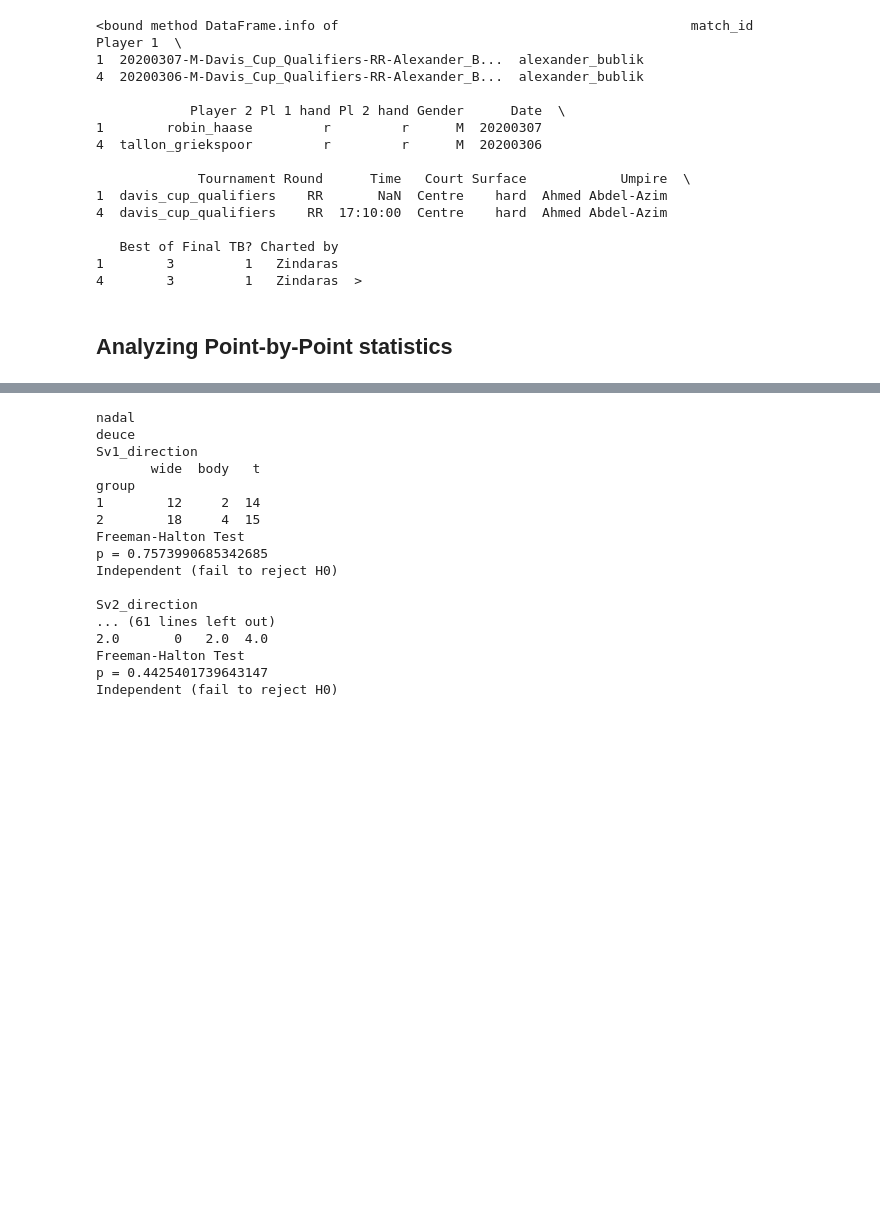
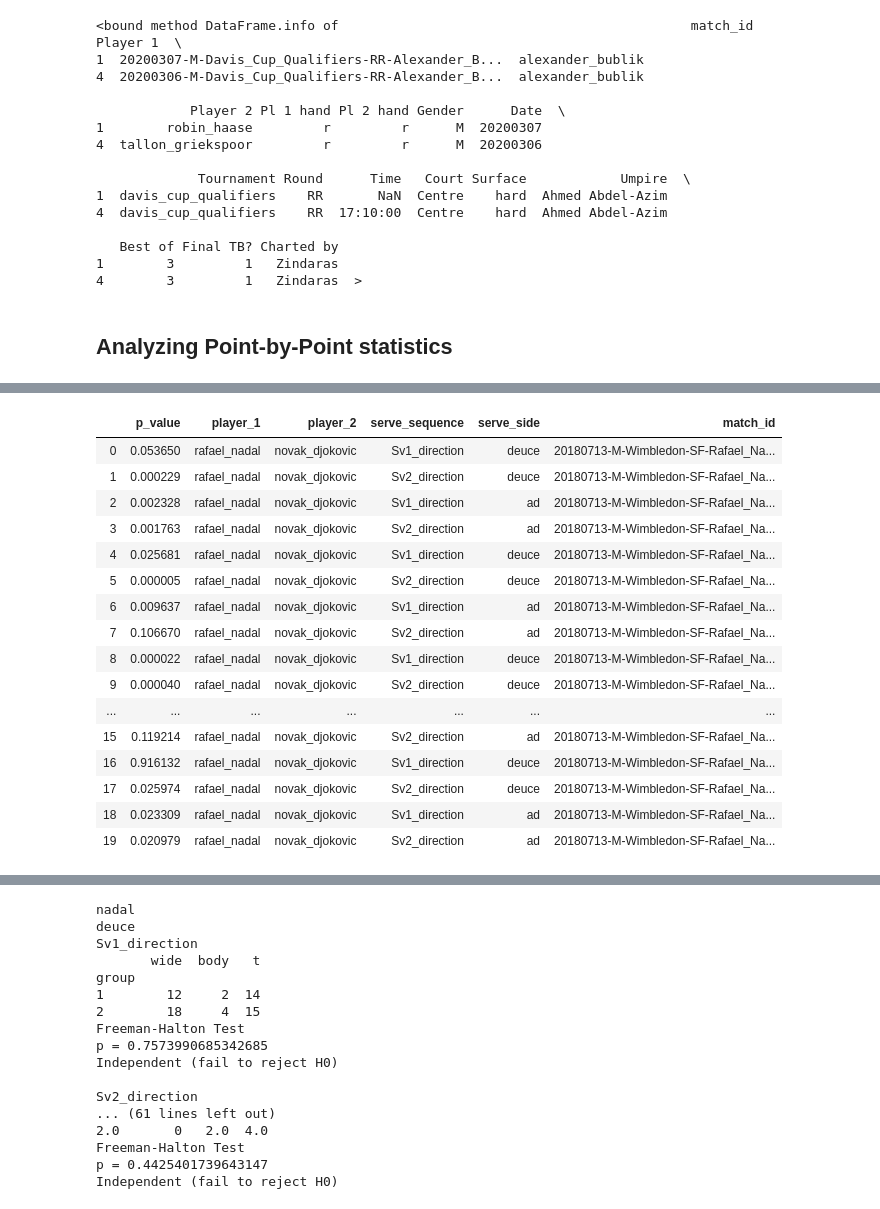
Before and after one commit to GamePointAnalytics/tenantics, a Jupyter notebook: Tennis_Analytics.ipynb, the cells around one changed output, grey strips where cells are left out. Cells and saved outputs as stored; diff of their text form; code cells hidden in the pictures; blank space fills up the shorter version.

```diff
--- a/Tennis_Analytics.ipynb
+++ b/Tennis_Analytics.ipynb
@@ -289,8 +316,11 @@ player_head_to_head_count(df_matches)
 # %%
 # Select matches based on different conditions
-def select_matches(data, player1=None, player2=None, tournament=None, surface=None,
+def select_matches(data, match_id = None, player1=None, player2=None, tournament=None, surface=None,
                    player1_handedness=None, player2_handedness=None, best_of=None, date=None):
     df_results = data.copy()
+
+    if match_id != None:
+        df_results = df_results.loc[df_results["match_id"] == match_id]
 
     if player1 != None:
         df_results = df_results.loc[(df_results["Player 1"].str.contains(player1)) | (df_results["Player 2"].str.contains(player1))]
@@ -625,17 +667,19 @@ stats = importr('stats')
 
 # data is numpy ndarray
 def freeman_halton_test(data):
-    print("Freeman-Halton Test")
+#     print("Freeman-Halton Test")
 #     m = np.array([[4,4],[4,5],[10,6]])
     res = stats.fisher_test(data)
     # print('p-value: {}'.format(res[0][0]))
     p_value = res[0][0]
-    print("p = " + str(p_value))
+#     print("p = " + str(p_value))
 
-    if p_value <= 0.05:
-        print("Dependent (reject H0)")
-    else:
-        print("Independent (fail to reject H0)")
+#     if p_value <= 0.05:
+#         print("Dependent (reject H0)")
+#     else:
+#         print("Independent (fail to reject H0)")
+
+    return p_value
 # %%
 from scipy.stats import chisquare
 def serve_direction_test_of_even_distribution(point_data, match_data, player, opponent=None):
@@ -797,16 +880,47 @@ def compare_player_serves_when_they_play_each_other(point_data, match_data, play
 # %%
 # Compare players' serves when they play each other
-player1 = "federer"
-player2 = "djokovic"
-tournament = None
-surface = "grass"
-date = "2019"
+# player1 = "djokovic"
+# player2 = "nadal"
+# tournament = None
+# surface = "grass"
+# date = "2018"
 
-my_matches = select_matches(df_matches, player1=player1, player2=player2, tournament=tournament, surface=surface, date = date)
-print(str(len(my_matches)) + " matches")
-print()
+# my_matches = select_matches(df_matches, player1=player1, player2=player2,
+#                             tournament=tournament, surface=surface, date = date)
+# print(str(len(my_matches)) + " matches")
+# print()
 
-if (len(my_matches) > 0):
-    compare_player_serves_when_they_play_each_other(df_points, df_matches, player1, player2, test_mode="freeman-halton")
-else:
-    print("No match found")
+# if (len(my_matches) > 0):
+#     df_two_player_serve_comparison = compare_player_serves_when_they_play_each_other(df_points, my_matches, player1, player2,
+#                                                               test_mode="freeman-halton")
+#     print(df_two_player_serve_comparison)
+# else:
+#     print("No match found")
+
+df_player_hth_serve_comparison = pd.DataFrame()
+
+# To-do: Something is wrong with this program
+
+for index, row in player_hth_count[player_hth_count["Count"] >= 30].iterrows():
+    player1 = row["Player 1"]
+    player2 = row["Player 2"]
+    player_matches = select_matches(data=df_matches, player1=player1,
+                                    player2=player2)
+    print(player1 + " vs " + player2)
+    print(len(player_matches))
+
+    for match_id in player_matches["match_id"]:
+        print(match_id)
+        selected_match = df_matches.loc[df_matches["match_id"] == match_id]
+        df_two_player_serve_comparison = compare_player_serves_when_they_play_each_other(df_points,
+                                                            selected_match,
+                                                            player1, player2,
+                                                            test_mode="freeman-halton")
+        if (df_two_player_serve_comparison.empty == False):
+            df_two_player_serve_comparison["match_id"] = row_match["match_id"]
+            df_player_hth_serve_comparison = \
+            df_player_hth_serve_comparison.append(df_two_player_serve_comparison,
+                                                  ignore_index=True)
+
+df_player_hth_serve_comparison.head(20)
+# %% [output]
@@ -812,0 +944,17 @@ else:
+|  | p_value | player_1 | player_2 | serve_sequence | serve_side | match_id |
+| 0 | 0.053650 | rafael_nadal | novak_djokovic | Sv1_direction | deuce | 20180713-M-Wimbledon-SF-Rafael_Na... |
+| 1 | 0.000229 | rafael_nadal | novak_djokovic | Sv2_direction | deuce | 20180713-M-Wimbledon-SF-Rafael_Na... |
+| 2 | 0.002328 | rafael_nadal | novak_djokovic | Sv1_direction | ad | 20180713-M-Wimbledon-SF-Rafael_Na... |
+| 3 | 0.001763 | rafael_nadal | novak_djokovic | Sv2_direction | ad | 20180713-M-Wimbledon-SF-Rafael_Na... |
+| 4 | 0.025681 | rafael_nadal | novak_djokovic | Sv1_direction | deuce | 20180713-M-Wimbledon-SF-Rafael_Na... |
+| 5 | 0.000005 | rafael_nadal | novak_djokovic | Sv2_direction | deuce | 20180713-M-Wimbledon-SF-Rafael_Na... |
+| 6 | 0.009637 | rafael_nadal | novak_djokovic | Sv1_direction | ad | 20180713-M-Wimbledon-SF-Rafael_Na... |
+| 7 | 0.106670 | rafael_nadal | novak_djokovic | Sv2_direction | ad | 20180713-M-Wimbledon-SF-Rafael_Na... |
+| 8 | 0.000022 | rafael_nadal | novak_djokovic | Sv1_direction | deuce | 20180713-M-Wimbledon-SF-Rafael_Na... |
+| 9 | 0.000040 | rafael_nadal | novak_djokovic | Sv2_direction | deuce | 20180713-M-Wimbledon-SF-Rafael_Na... |
+| ... | ... | ... | ... | ... | ... | ... |
+| 15 | 0.119214 | rafael_nadal | novak_djokovic | Sv2_direction | ad | 20180713-M-Wimbledon-SF-Rafael_Na... |
+| 16 | 0.916132 | rafael_nadal | novak_djokovic | Sv1_direction | deuce | 20180713-M-Wimbledon-SF-Rafael_Na... |
+| 17 | 0.025974 | rafael_nadal | novak_djokovic | Sv2_direction | deuce | 20180713-M-Wimbledon-SF-Rafael_Na... |
+| 18 | 0.023309 | rafael_nadal | novak_djokovic | Sv1_direction | ad | 20180713-M-Wimbledon-SF-Rafael_Na... |
+| 19 | 0.020979 | rafael_nadal | novak_djokovic | Sv2_direction | ad | 20180713-M-Wimbledon-SF-Rafael_Na... |
```
Also changed, not shown: parts of 21 cells of this notebook, 3 other files.
